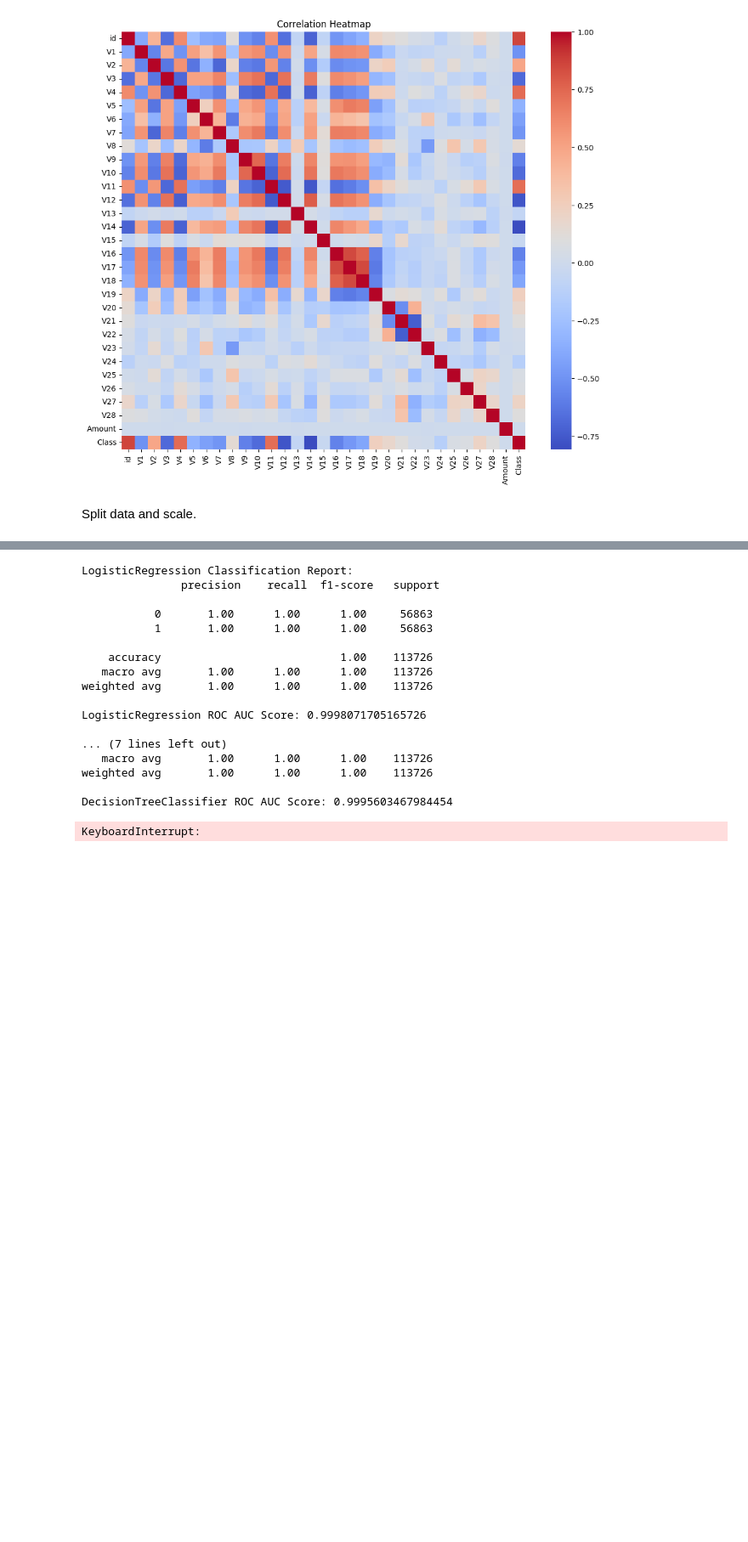
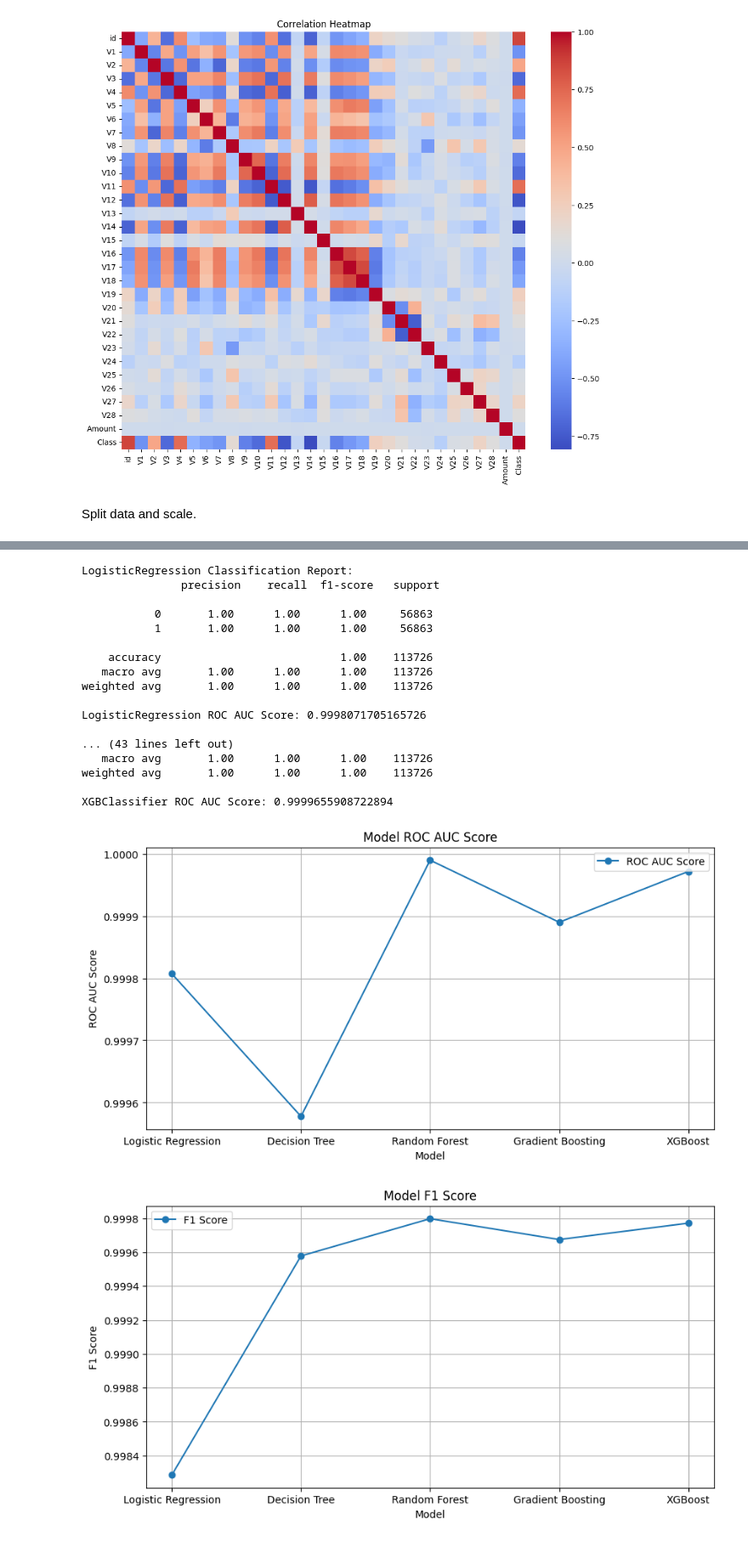
Before and after one commit to ackerman-alex/IDS789_credit_card_fraud_detection, a Jupyter notebook: IDS789_credit_card_fraud_detection.ipynb, the cells around one changed output, grey strips where cells are left out. Shown: that part at 85% size. Saved outputs shown, nothing was run; the diff lists cells and outputs as text; code cells hidden in the pictures; blank space fills up the shorter version.

Commit message:
added data

```diff
--- a/IDS789_credit_card_fraud_detection.ipynb
+++ b/IDS789_credit_card_fraud_detection.ipynb
@@ -140,16 +100,18 @@ evaluate_model(logistic_model, X_train_scaled, y_train, X_test_scaled, y_test)
 dtree_model = DecisionTreeClassifier()
 evaluate_model(dtree_model, X_train, y_train, X_test, y_test)
 
-# Random Forest
-rforest_model = RandomForestClassifier()
+# Random Forest with parallel processing and fewer estimators
+rforest_model = RandomForestClassifier(n_estimators=50, n_jobs=-1, random_state=42)
 evaluate_model(rforest_model, X_train, y_train, X_test, y_test)
 
-# Gradient Boosting
-gboost_model = GradientBoostingClassifier()
+# # Gradient Boosting with fewer estimators
+gboost_model = GradientBoostingClassifier(n_estimators=50)
 evaluate_model(gboost_model, X_train, y_train, X_test, y_test)
 
-# XGBoost
-xgb_model = XGBClassifier(eval_metric="logloss")
+# XGBoost with fewer estimators and parallel processing
+xgb_model = XGBClassifier(
+    n_estimators=50, eval_metric="logloss", n_jobs=-1, random_state=42
+)
 evaluate_model(xgb_model, X_train, y_train, X_test, y_test)
 # %% [output]
 LogisticRegression Classification Report:
@@ -164,9 +126,69 @@ weighted avg       1.00      1.00      1.00    113726
 
 LogisticRegression ROC AUC Score: 0.9998071705165726
 
-... (7 lines left out)
+... (43 lines left out)
    macro avg       1.00      1.00      1.00    113726
 weighted avg       1.00      1.00      1.00    113726
 
-DecisionTreeClassifier ROC AUC Score: 0.9995603467984454
+XGBClassifier ROC AUC Score: 0.9999655908722894
-KeyboardInterrupt:
+# %%
+# Define a function to store performance metrics for each model
+def evaluate_model_performance(model, X_train, y_train, X_test, y_test):
+    model.fit(X_train, y_train)
+    y_pred = model.predict(X_test)
+    report = classification_report(y_test, y_pred, output_dict=True)
+
+    # Check if the model supports predict_proba
+    if hasattr(model, "predict_proba"):
+        auc_score = roc_auc_score(y_test, model.predict_proba(X_test)[:, 1])
+    else:
+        auc_score = (
+            None  # Or use a default score like 0.5 if predict_proba is not available
+        )
+
+    f1_score = report["weighted avg"]["f1-score"]
+    return auc_score, f1_score
+
+
+# Define models
+models = {
+    "Logistic Regression": LogisticRegression(),
+    "Decision Tree": DecisionTreeClassifier(),
+    "Random Forest": RandomForestClassifier(),
+    "Gradient Boosting": GradientBoostingClassifier(),
+    "XGBoost": XGBClassifier(eval_metric="logloss"),
+}
+
+# Initialize lists to store results
+auc_scores = []
+f1_scores = []
+model_names = []
+
+# Evaluate each model
+for name, model in models.items():
+    auc, f1 = evaluate_model_performance(
+        model, X_train_scaled, y_train, X_test_scaled, y_test
+    )
+    auc_scores.append(auc)
+    f1_scores.append(f1)
+    model_names.append(name)
+
+# Store results in a DataFrame
+results = pd.DataFrame(
+    {"Model": model_names, "ROC AUC Score": auc_scores, "F1 Score": f1_scores}
+)
+
+# Plotting metrics
+metrics = {"ROC AUC Score": auc_scores, "F1 Score": f1_scores}
+for metric_name, scores in metrics.items():
+    plt.figure(figsize=(10, 5))
+    plt.plot(model_names, scores, marker="o", label=metric_name)
+    plt.xlabel("Model")
+    plt.ylabel(metric_name)
+    plt.title(f"Model {metric_name}")
+    plt.legend()
+    plt.grid(True)
+    plt.show()
+# %% [output]
+[figure, added]
+[figure, added]
```
Also changed, not shown: parts of 2 cells of this notebook, 8 other files.
